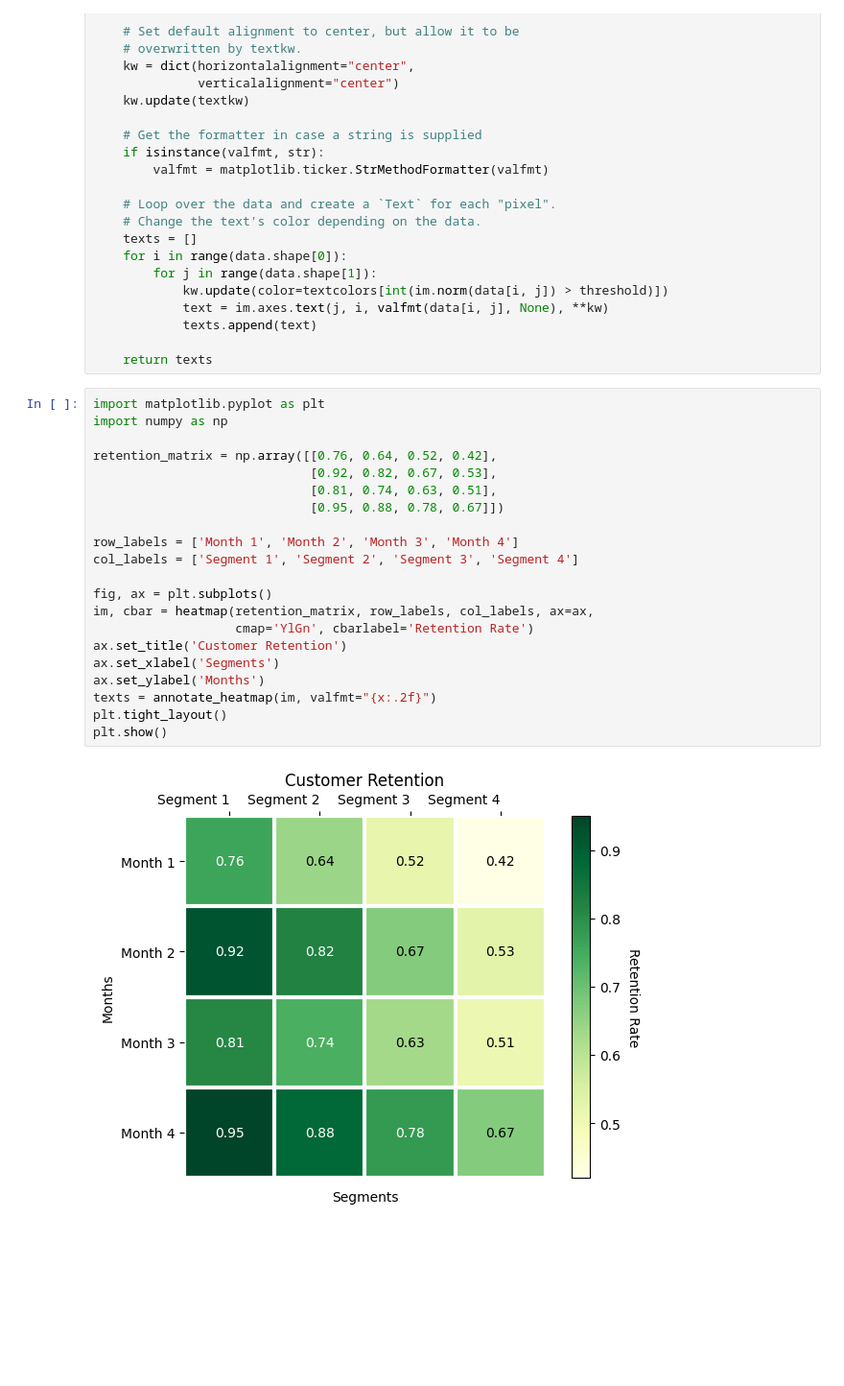
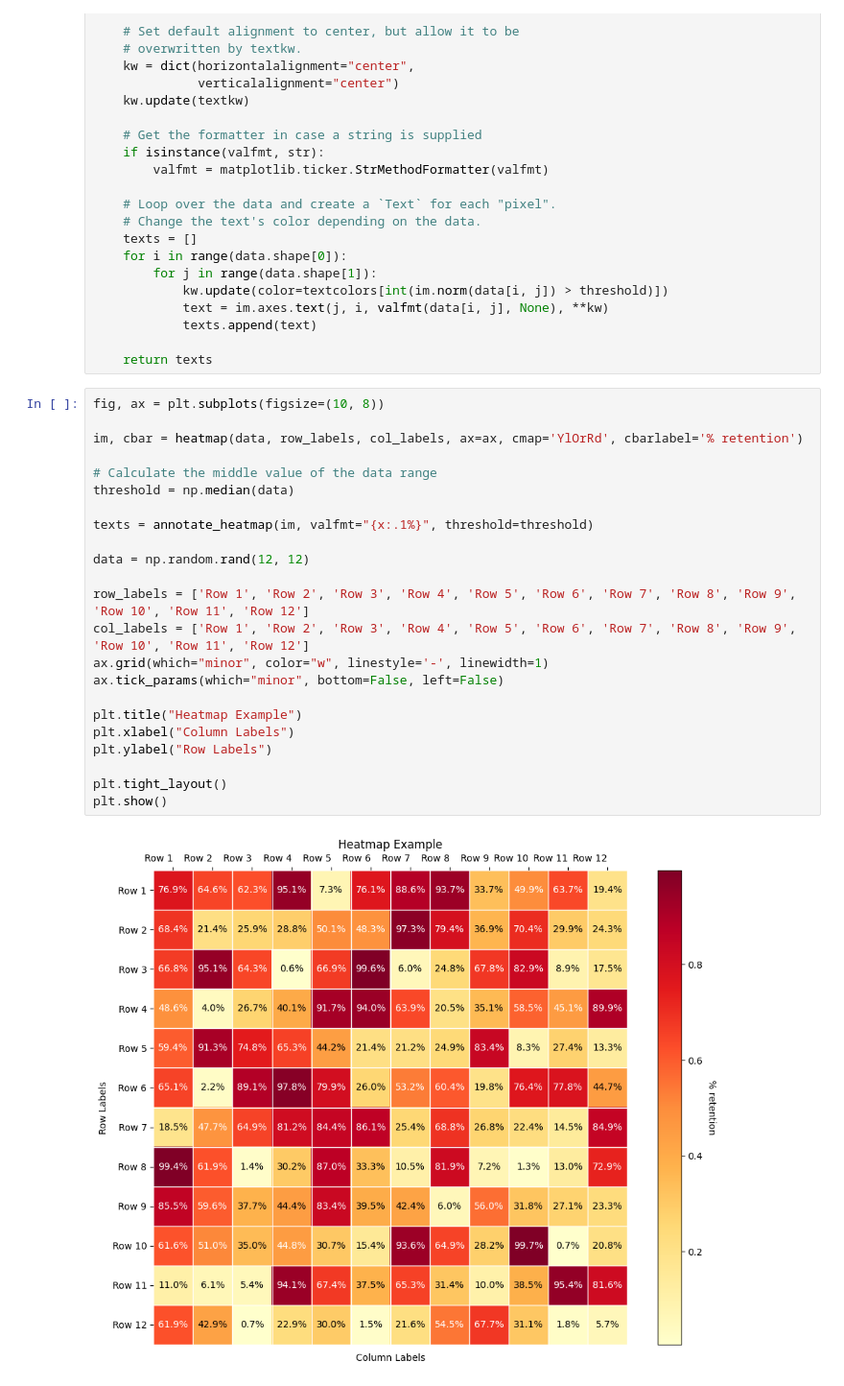
Before and after one commit to ChardyBalla/Chardy, a Jupyter notebook: M5_7_5_Cohort_Analysis_Homework_Assignment.ipynb, the cells around one changed output. Shown: that part at 96% size. Drawn from its saved outputs; the diff is of its cells as text; blank space fills up the shorter version.

```diff
--- a/M5_7_5_Cohort_Analysis_Homework_Assignment.ipynb
+++ b/M5_7_5_Cohort_Analysis_Homework_Assignment.ipynb
@@ -380,26 +385,28 @@ def annotate_heatmap(im, data=None, valfmt="{x:.2f}",
             texts.append(text)
 
     return texts
-# %%
-import matplotlib.pyplot as plt
-import numpy as np
-
-retention_matrix = np.array([[0.76, 0.64, 0.52, 0.42],
-                             [0.92, 0.82, 0.67, 0.53],
-                             [0.81, 0.74, 0.63, 0.51],
-                             [0.95, 0.88, 0.78, 0.67]])
-
-row_labels = ['Month 1', 'Month 2', 'Month 3', 'Month 4']
-col_labels = ['Segment 1', 'Segment 2', 'Segment 3', 'Segment 4']
-
-fig, ax = plt.subplots()
-im, cbar = heatmap(retention_matrix, row_labels, col_labels, ax=ax,
-                   cmap='YlGn', cbarlabel='Retention Rate')
-ax.set_title('Customer Retention')
-ax.set_xlabel('Segments')
-ax.set_ylabel('Months')
-texts = annotate_heatmap(im, valfmt="{x:.2f}")
-plt.tight_layout()
-plt.show()
-# %% [output]
-[figure, removed]
+# %%
+fig, ax = plt.subplots(figsize=(10, 8))
+
+im, cbar = heatmap(data, row_labels, col_labels, ax=ax, cmap='YlOrRd', cbarlabel='% retention')
+
+# Calculate the middle value of the data range
+threshold = np.median(data)
+
+texts = annotate_heatmap(im, valfmt="{x:.1%}", threshold=threshold)
+
+data = np.random.rand(12, 12)
+
+row_labels = ['Row 1', 'Row 2', 'Row 3', 'Row 4', 'Row 5', 'Row 6', 'Row 7', 'Row 8', 'Row 9', 'Row 10', 'Row 11', 'Row 12']
+col_labels = ['Row 1', 'Row 2', 'Row 3', 'Row 4', 'Row 5', 'Row 6', 'Row 7', 'Row 8', 'Row 9', 'Row 10', 'Row 11', 'Row 12']
+ax.grid(which="minor", color="w", linestyle='-', linewidth=1)
+ax.tick_params(which="minor", bottom=False, left=False)
+
+plt.title("Heatmap Example")
+plt.xlabel("Column Labels")
+plt.ylabel("Row Labels")
+
+plt.tight_layout()
+plt.show()
+# %% [output]
+[figure, added]
```
Also changed, not shown: parts of 6 cells of this notebook.
